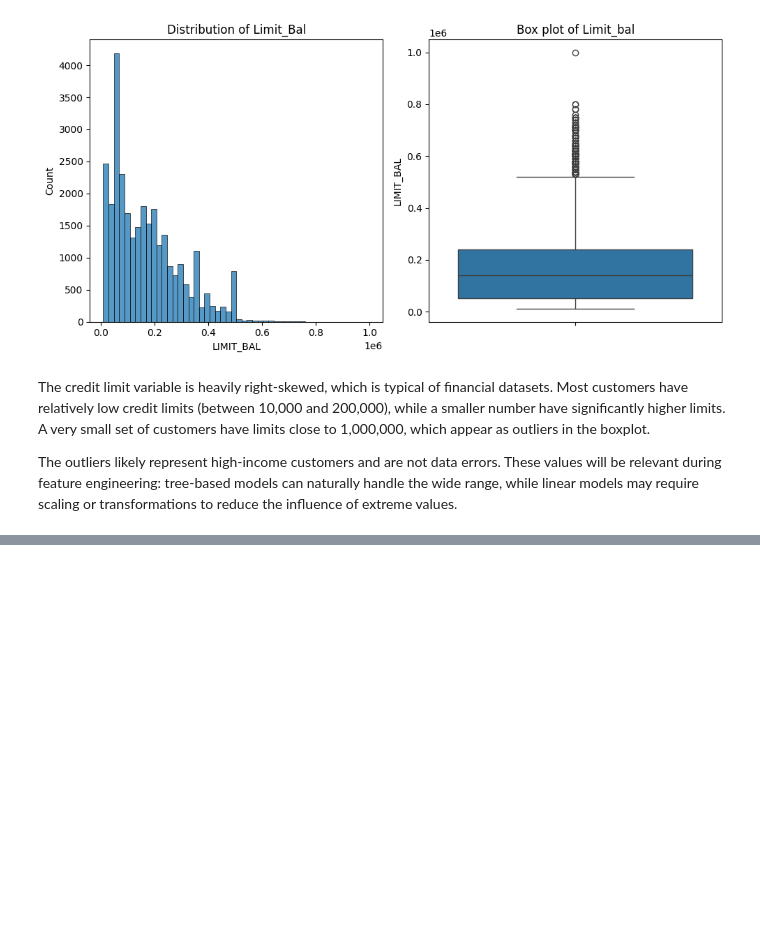
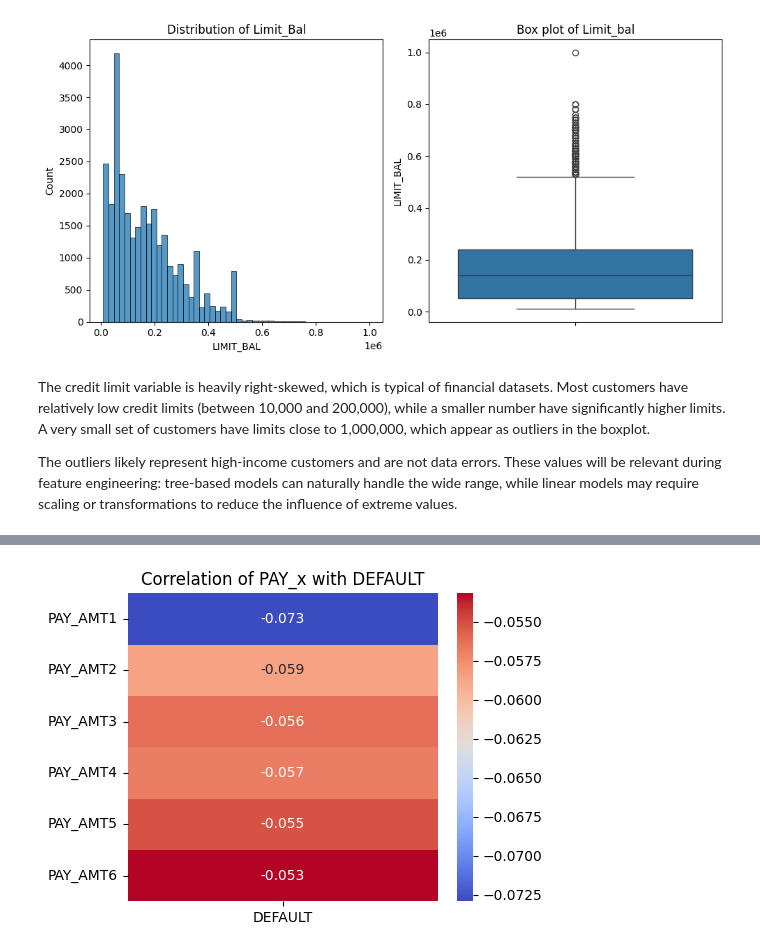
Before and after one commit to kashish1219/credit_card_default, a Jupyter notebook: credit_card.ipynb, the cells around one changed output, grey strips where cells are left out. Drawn from its saved outputs; the diff is of its cells as text; code cells hidden in the pictures; blank space fills up the shorter version.

```diff
--- a/credit_card.ipynb
+++ b/credit_card.ipynb
@@ -347,0 +357,3 @@ Index(['ID', 'LIMIT_BAL', 'SEX', 'EDUCATION', 'MARRIAGE', 'AGE', 'PAY_0',
+# %%
+pay_default_corr = df[pay_cols + ['DEFAULT']].corr()['DEFAULT'].drop('DEFAULT')
+pay_default_corr.sort_values(ascending=False)
@@ -347,0 +368,7 @@ Index(['ID', 'LIMIT_BAL', 'SEX', 'EDUCATION', 'MARRIAGE', 'AGE', 'PAY_0',
+# %%
+plt.figure(figsize=(5,4))
+sns.heatmap(pay_default_corr.to_frame(), annot=True, cmap="coolwarm")
+plt.title("Correlation of PAY_x with DEFAULT")
+plt.show()
+# %% [output]
+[figure, added]
```
Also changed, not shown: parts of 11 cells of this notebook.
